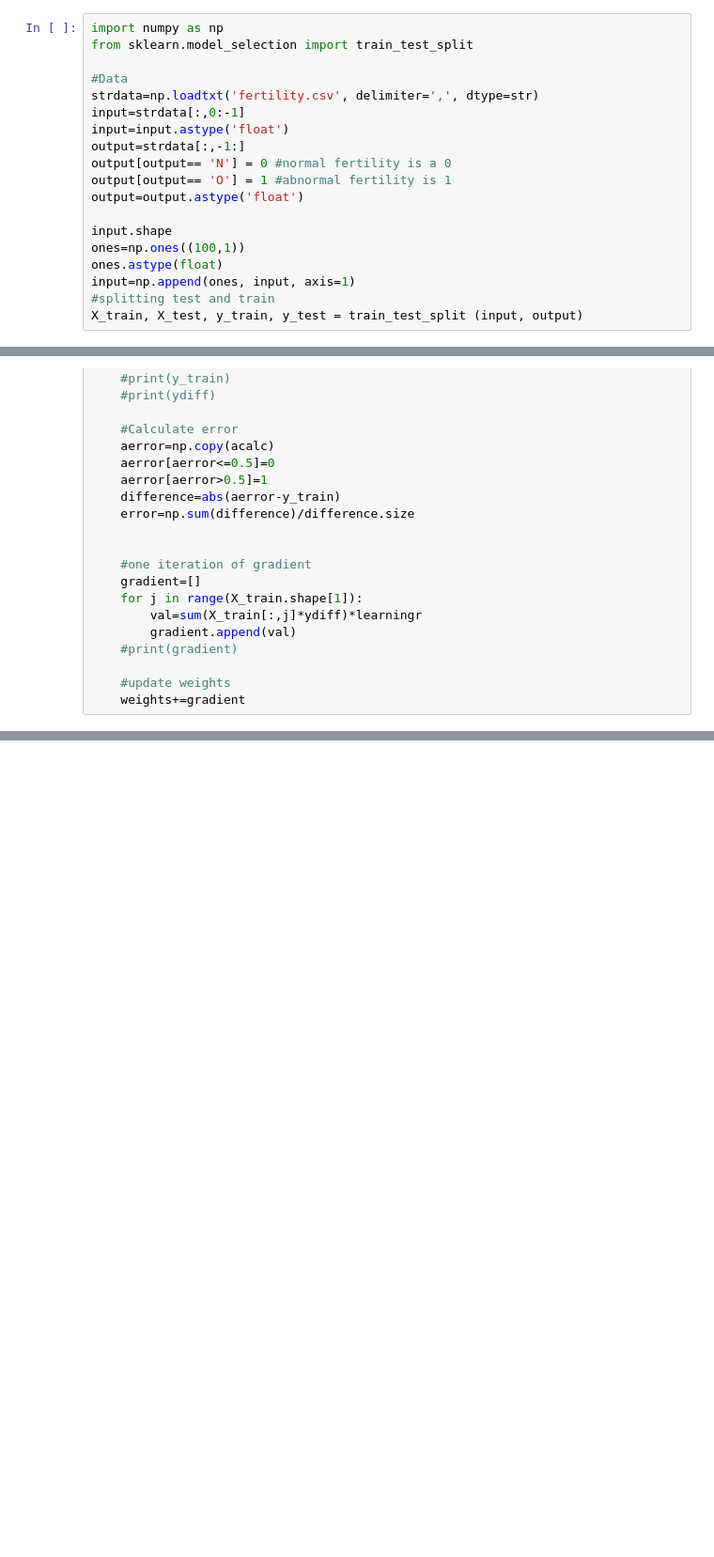
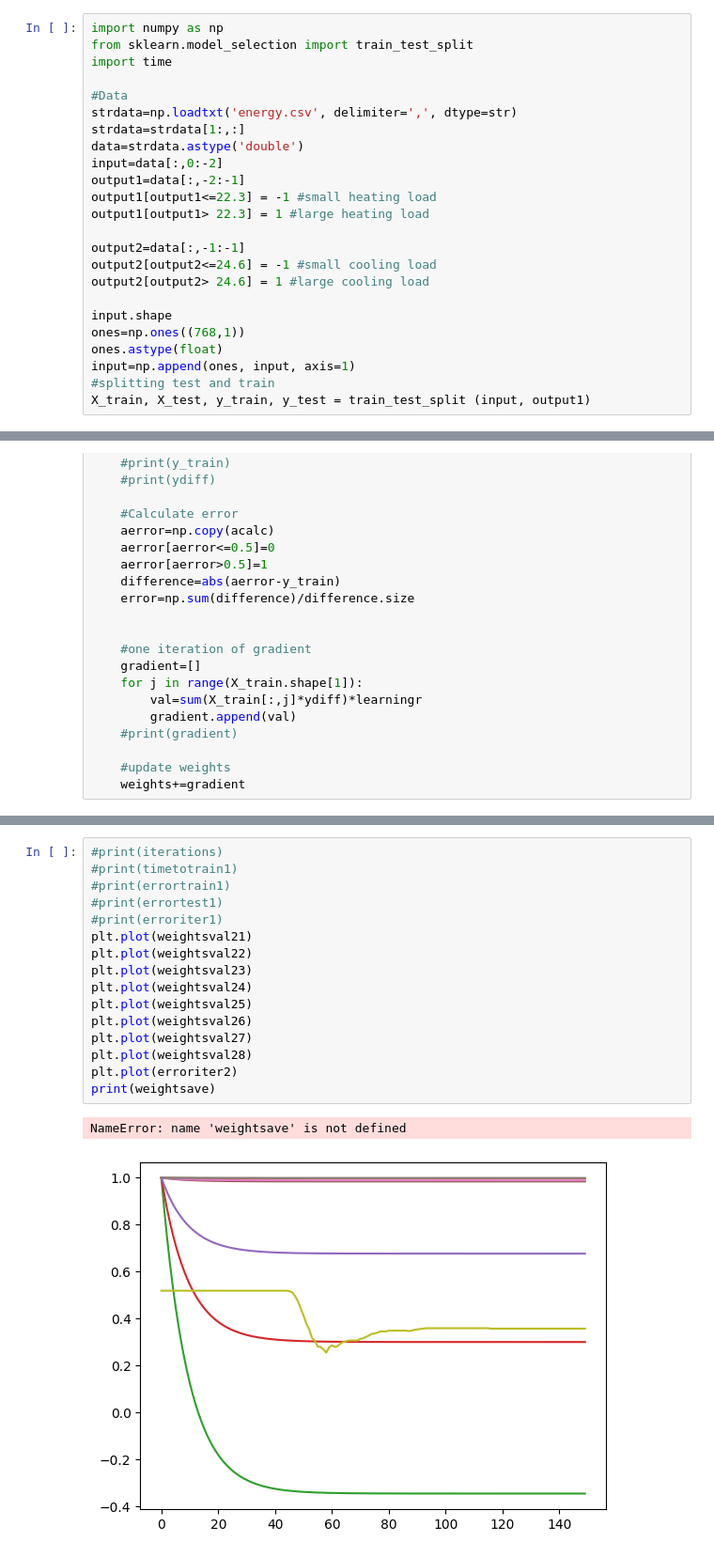
Before and after one commit to staceywies/Nothing-to-see-here, a Jupyter notebook: Supervised Learning/NeuralNetwork.ipynb, the cells around one changed output, grey strips where cells are left out. Shown at 94% size. Saved outputs shown, nothing was run; the diff lists cells and outputs as text; blank space fills up the shorter version.

```diff
--- a/Supervised Learning/NeuralNetwork.ipynb
+++ b/Supervised Learning/NeuralNetwork.ipynb
@@ -1,22 +1,27 @@
 # %%
 import numpy as np
 from sklearn.model_selection import train_test_split
+import time
 
 #Data
-strdata=np.loadtxt('fertility.csv', delimiter=',', dtype=str)
-input=strdata[:,0:-1]
-input=input.astype('float')
-output=strdata[:,-1:]
-output[output== 'N'] = 0 #normal fertility is a 0
-output[output== 'O'] = 1 #abnormal fertility is 1
-output=output.astype('float')
+strdata=np.loadtxt('energy.csv', delimiter=',', dtype=str)
+strdata=strdata[1:,:]
+data=strdata.astype('double')
+input=data[:,0:-2]
+output1=data[:,-2:-1]
+output1[output1<=22.3] = -1 #small heating load
+output1[output1> 22.3] = 1 #large heating load
+
+output2=data[:,-1:-1]
+output2[output2<=24.6] = -1 #small cooling load
+output2[output2> 24.6] = 1 #large cooling load
 
 input.shape
-ones=np.ones((100,1))
+ones=np.ones((768,1))
 ones.astype(float)
 input=np.append(ones, input, axis=1)
 #splitting test and train
-X_train, X_test, y_train, y_test = train_test_split (input, output)
+X_train, X_test, y_train, y_test = train_test_split (input, output1)
 # %%
 #initialize weights and learning
 weights=np.ones((input.shape[1]))/ 100 #input.shape[1]
@@ -171,0 +310,19 @@ print(errortest)
+# %%
+#print(iterations)
+#print(timetotrain1)
+#print(errortrain1)
+#print(errortest1)
+#print(erroriter1)
+plt.plot(weightsval21)
+plt.plot(weightsval22)
+plt.plot(weightsval23)
+plt.plot(weightsval24)
+plt.plot(weightsval25)
+plt.plot(weightsval26)
+plt.plot(weightsval27)
+plt.plot(weightsval28)
+plt.plot(erroriter2)
+print(weightsave)
+# %% [output]
+NameError: name 'weightsave' is not defined
+[figure, added]
```
Also changed, not shown: parts of 5 cells of this notebook, 9 other files.
